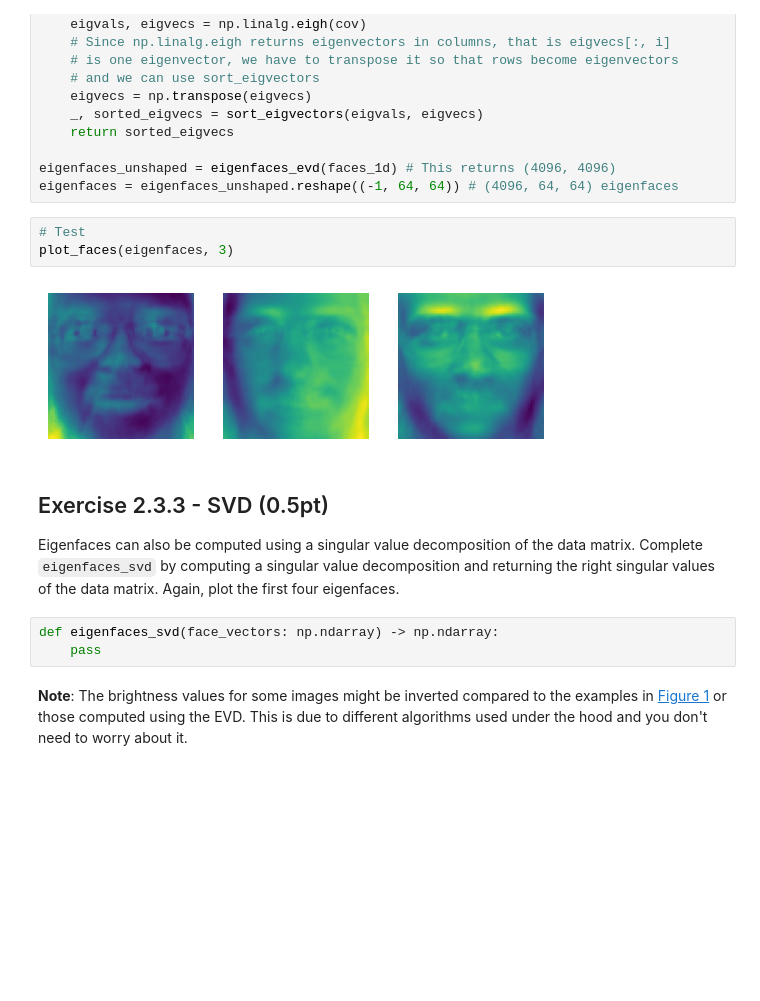
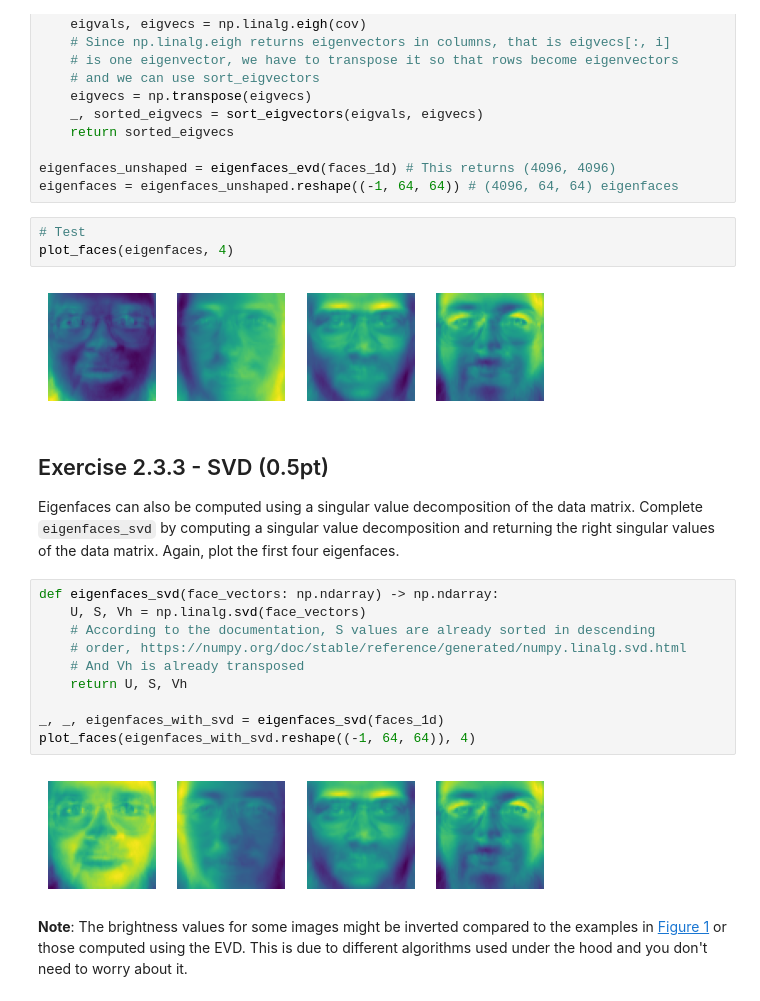
Before and after one commit to Kanakanajm/nnti, a Jupyter notebook: Assignment_2/eigenfaces.ipynb, the cells around one changed output. Cells and saved outputs as stored; diff of their text form; blank space fills up the shorter version.

```diff
--- a/Assignment_2/eigenfaces.ipynb
+++ b/Assignment_2/eigenfaces.ipynb
@@ -101,15 +101,24 @@ eigenfaces_unshaped = eigenfaces_evd(faces_1d) # This returns (4096, 4096)
 eigenfaces = eigenfaces_unshaped.reshape((-1, 64, 64)) # (4096, 64, 64) eigenfaces
 # %%
 # Test
-plot_faces(eigenfaces, 3)
+plot_faces(eigenfaces, 4)
 # %% [output]
-[figure, old version]
+[figure, new version]
 # %% [markdown]
 ## Exercise 2.3.3 - SVD (0.5pt)
 Eigenfaces can also be computed using a singular value decomposition of the data matrix. Complete `eigenfaces_svd` by computing a singular value decomposition and returning the right singular values of the data matrix. Again, plot the first four eigenfaces.
-# %%
-def eigenfaces_svd(face_vectors: np.ndarray) -> np.ndarray:
-    pass
+# %%
+def eigenfaces_svd(face_vectors: np.ndarray) -> np.ndarray:
+    U, S, Vh = np.linalg.svd(face_vectors)
+    # According to the documentation, S values are already sorted in descending
+    # order, https://numpy.org/doc/stable/reference/generated/numpy.linalg.svd.html
+    # And Vh is already transposed
+    return U, S, Vh
+
+_, _, eigenfaces_with_svd = eigenfaces_svd(faces_1d)
+plot_faces(eigenfaces_with_svd.reshape((-1, 64, 64)), 4)
+# %% [output]
+[figure, added]
 # %% [markdown]
 **Note**: The brightness values for some images might be inverted compared to the examples in [Figure 1](#examples) or those computed using the EVD. This is due to different algorithms used under the hood and you don't need to worry about it.
 # %% [markdown]
```
Also changed, not shown: parts of 5 cells of this notebook.
